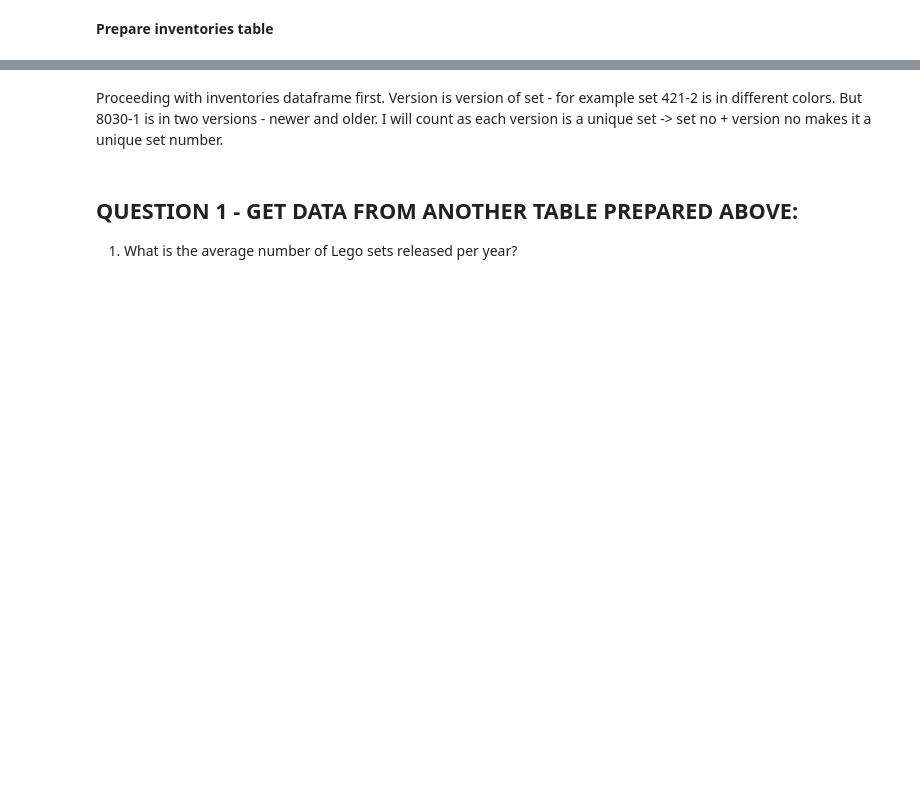
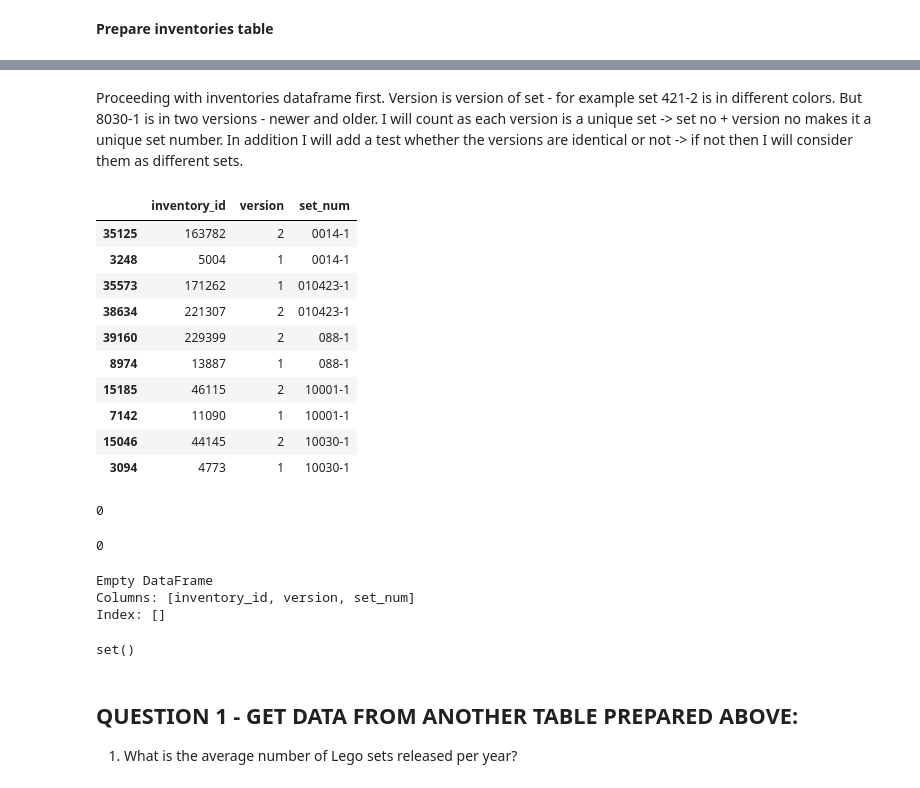
Before and after one commit to katarzynaadamczyk/data_analysis, a Jupyter notebook: lego_bricks/lego_analysis_prepare_dataframes.ipynb, the cells around one changed output, grey strips where cells are left out. Drawn from its saved outputs; the diff is of its cells as text; code cells hidden in the pictures; blank space fills up the shorter version.

Commit message:
done checkout for lego versions

```diff
--- a/lego_bricks/lego_analysis_prepare_dataframes.ipynb
+++ b/lego_bricks/lego_analysis_prepare_dataframes.ipynb
@@ -115,3 +201,20 @@ memory usage: 948.5+ KB
 # %% [markdown]
 Proceeding with inventories dataframe first.
 Version is version of set - for example set 421-2 is in different colors. But 8030-1 is in two versions - newer and older. I will count as each version is a unique set -> set no + version no makes it a unique set number.
+In addition I will add a test whether the versions are identical or not -> if not then I will consider them as different sets.
+# %%
+# first find duplicated set numbers and keep the set number, version and inventory_id for them in multiple_versions_sets
+multiple_versions_sets = inventories_df.loc[inventories_df.duplicated(subset=['set_num'], keep=False)].sort_values(by='set_num')
+multiple_versions_sets.head(10)
+# %% [output]
+|  | inventory_id | version | set_num |
+| 35125 | 163782 | 2 | 0014-1 |
+| 3248 | 5004 | 1 | 0014-1 |
+| 35573 | 171262 | 1 | 010423-1 |
+| 38634 | 221307 | 2 | 010423-1 |
+| 39160 | 229399 | 2 | 088-1 |
+| 8974 | 13887 | 1 | 088-1 |
+| 15185 | 46115 | 2 | 10001-1 |
+| 7142 | 11090 | 1 | 10001-1 |
+| 15046 | 44145 | 2 | 10030-1 |
+| 3094 | 4773 | 1 | 10030-1 |
@@ -118,3 +250,21 @@ Version is version of set - for example set 421-2 is in different colors. But 80
+# %%
+print(len(inventory_id_to_delete))
+# %% [output]
+0
+# %%
+len(set(inventory_id_to_delete))
+# %% [output]
+0
+# %%
+print(multiple_versions_sets[multiple_versions_sets['inventory_id'].isin(inventory_id_to_delete)])
+# %% [output]
+Empty DataFrame
+Columns: [inventory_id, version, set_num]
+Index: []
+# %%
+set(inventory_id_to_delete)
+# %% [output]
+set()
 # %% [markdown]
 ## QUESTION 1 - GET DATA FROM ANOTHER TABLE PREPARED ABOVE:
 1. What is the average number of Lego sets released per year?
```
Also changed, not shown: parts of 18 cells of this notebook.
